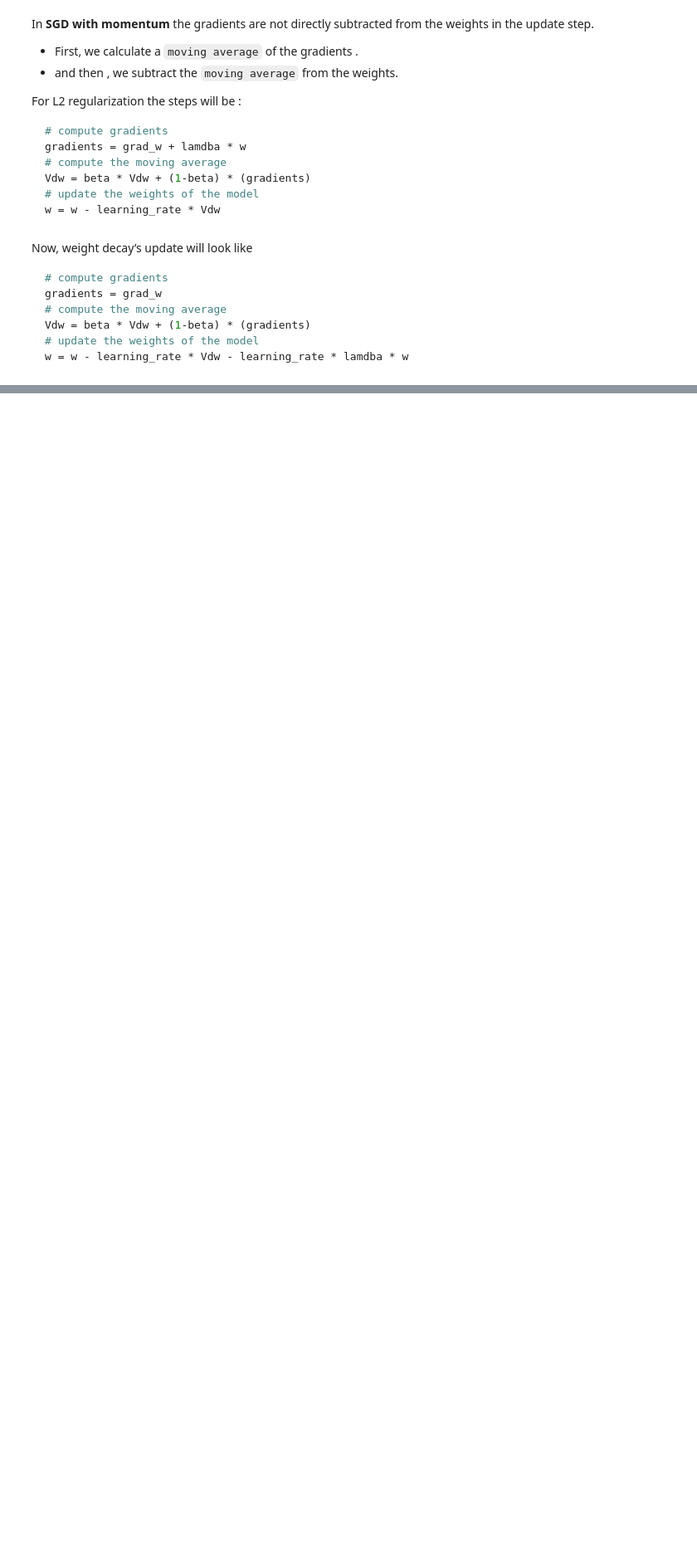
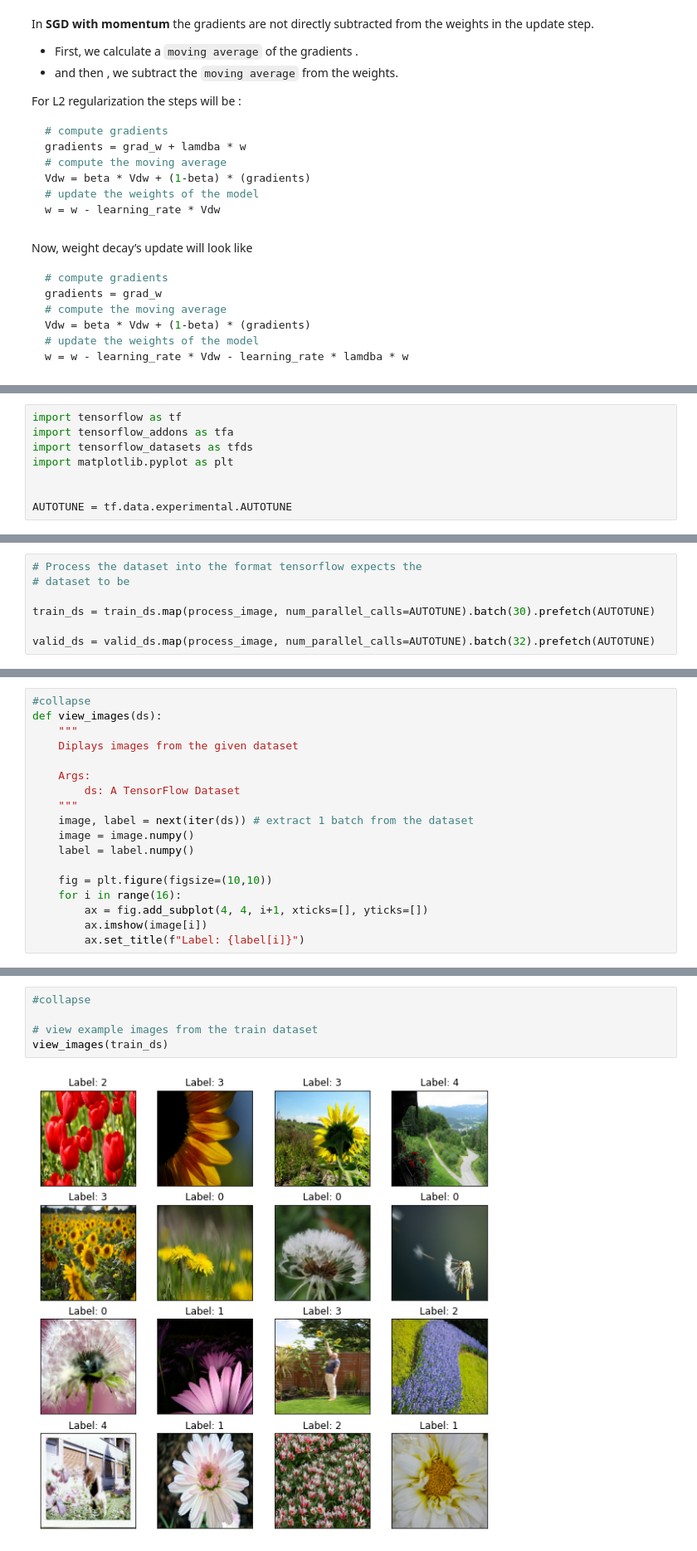
Before and after one commit to benihime91/blog, a Jupyter notebook: _notebooks/2020-10-08-adamW.ipynb, the cells around one changed output, grey strips where cells are left out. Shown at 83% size. Cells and saved outputs as stored; diff of their text form; blank space fills up the shorter version.

```diff
--- a/_notebooks/2020-10-08-adamW.ipynb
+++ b/_notebooks/2020-10-08-adamW.ipynb
@@ -138,0 +216,8 @@ w = w - learning_rate * Vdw - learning_rate * lamdba * w
+# %%
+import tensorflow as tf
+import tensorflow_addons as tfa
+import tensorflow_datasets as tfds
+import matplotlib.pyplot as plt
+
+
+AUTOTUNE = tf.data.experimental.AUTOTUNE
@@ -138,0 +269,7 @@ w = w - learning_rate * Vdw - learning_rate * lamdba * w
+# %%
+# Process the dataset into the format tensorflow expects the
+# dataset to be
+
+train_ds = train_ds.map(process_image, num_parallel_calls=AUTOTUNE).batch(30).prefetch(AUTOTUNE)
+
+valid_ds = valid_ds.map(process_image, num_parallel_calls=AUTOTUNE).batch(32).prefetch(AUTOTUNE)
@@ -138,0 +278,18 @@ w = w - learning_rate * Vdw - learning_rate * lamdba * w
+# %%
+#collapse
+def view_images(ds):
+    """
+    Diplays images from the given dataset
+
+    Args:
+        ds: A TensorFlow Dataset
+    """
+    image, label = next(iter(ds)) # extract 1 batch from the dataset
+    image = image.numpy()
+    label = label.numpy()
+
+    fig = plt.figure(figsize=(10,10))
+    for i in range(16):
+        ax = fig.add_subplot(4, 4, i+1, xticks=[], yticks=[])
+        ax.imshow(image[i])
+        ax.set_title(f"Label: {label[i]}")
@@ -138,0 +298,7 @@ w = w - learning_rate * Vdw - learning_rate * lamdba * w
+# %%
+#collapse
+
+# view example images from the train dataset
+view_images(train_ds)
+# %% [output]
+[figure, added]
```
Also changed, not shown: parts of 33 cells of this notebook.
